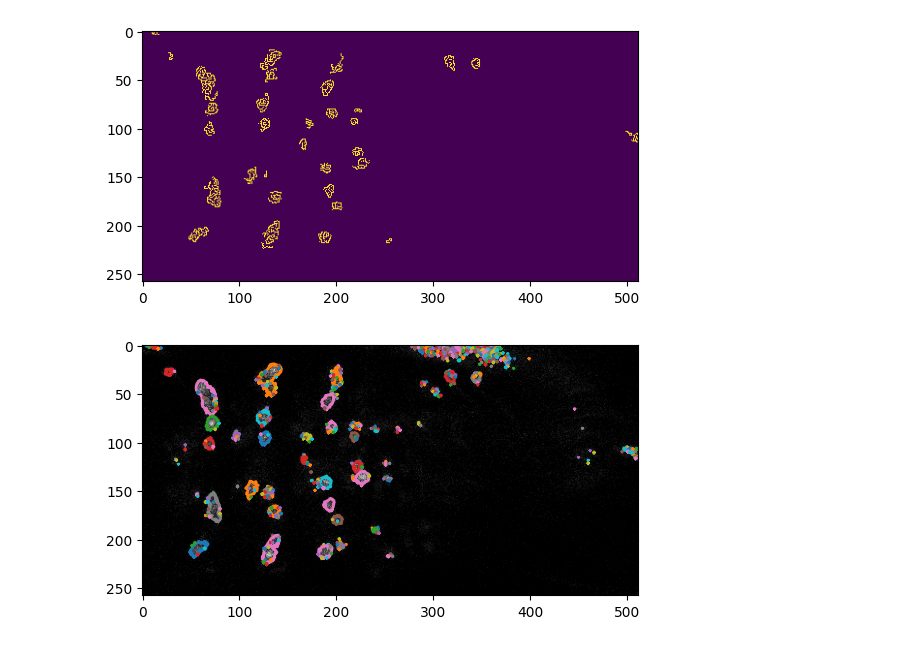
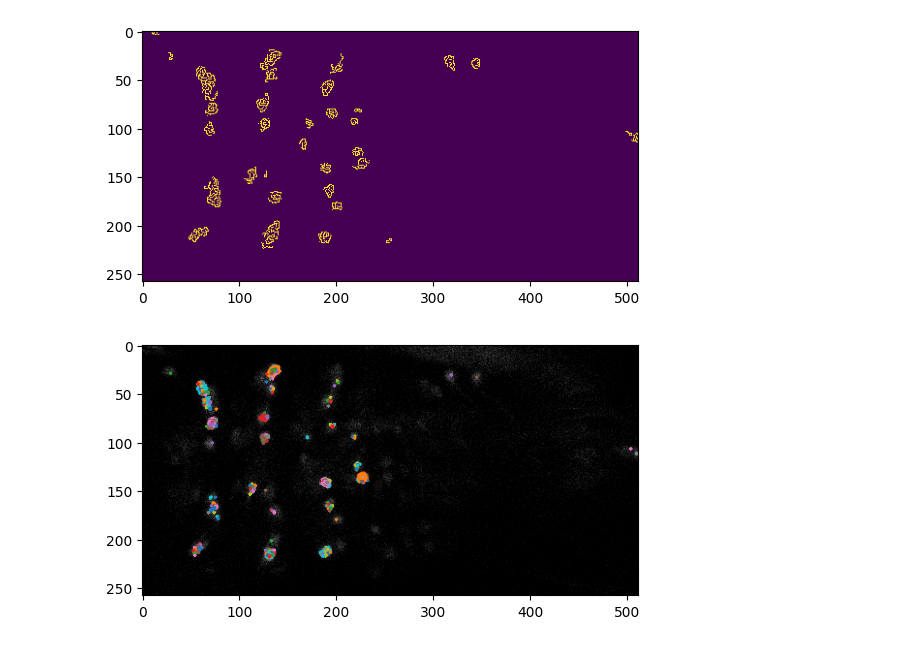
Before and after one commit to MoritzPalm/BIMAP, a Jupyter notebook: bimap/src/contour_lines.ipynb, the cells around one changed output. Drawn from its saved outputs; the diff is of its cells as text; code cells hidden in the pictures.

```diff
--- a/bimap/src/contour_lines.ipynb
+++ b/bimap/src/contour_lines.ipynb
@@ -64,13 +64,16 @@ cv2_contours, hierarchy = cv2.findContours(edges,
 #plt.imshow(cv2_contours)
 #cv2.drawContours(frames[0], contours, -1, (0, 255, 0), 3)
 #cv2.imshow("Contours", frames[0])
+# %%
+levels = [0.3 * denoised.max(), 0.5 * denoised.max(), 0.7 * denoised.max()]
 # %%
-skimage_contours = measure.find_contours(denoised, level=((np.nanmin(denoised) + np.nanmax(denoised)) / 10))
+fig, ax = plt.subplots()
+ax.imshow(frames[0], cmap="gray")
+
+for level in levels:
+
+    skimage_contours = measure.find_contours(denoised, level=level)
+    for contour in skimage_contours:
+        ax.plot(contour[:, 1], contour[:, 0], linewidth=2)
+# %% [output]
+[figure, added]
-# %%
-fig, ax = plt.subplots()
-ax.imshow(frames[0], cmap=plt.cm.gray)
-
-for contour in skimage_contours:
-    ax.plot(contour[:, 1], contour[:, 0], linewidth=2)
-# %% [output]
-[figure, removed]
```
Also changed, not shown: parts of 2 cells of this notebook, 7 other files.
